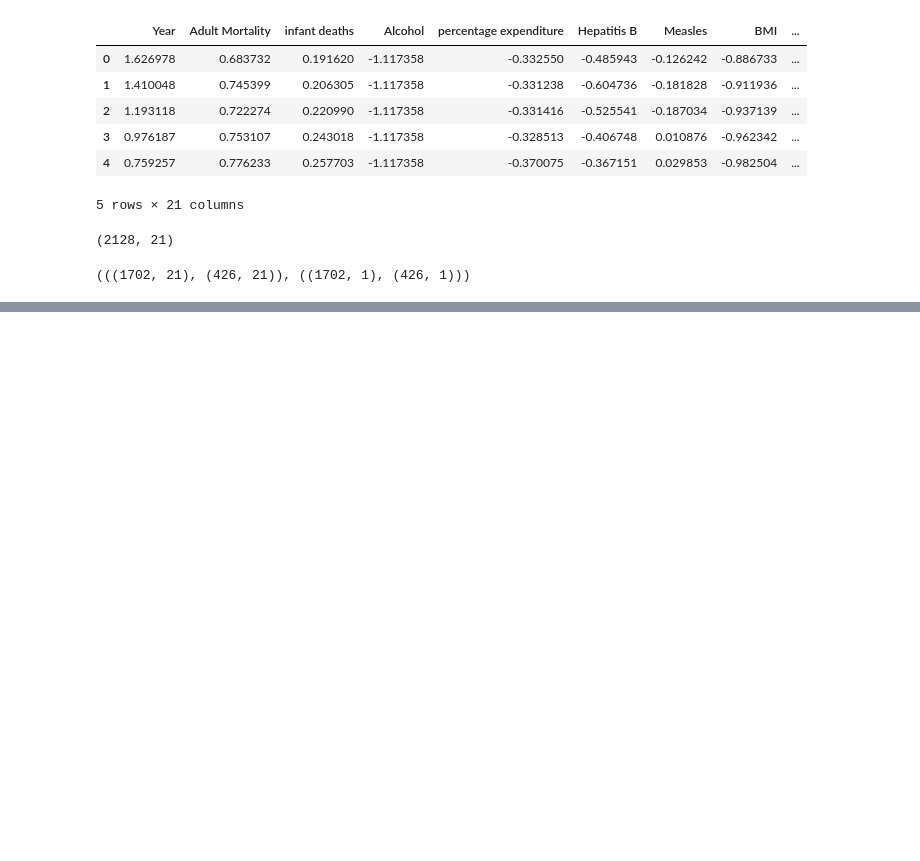
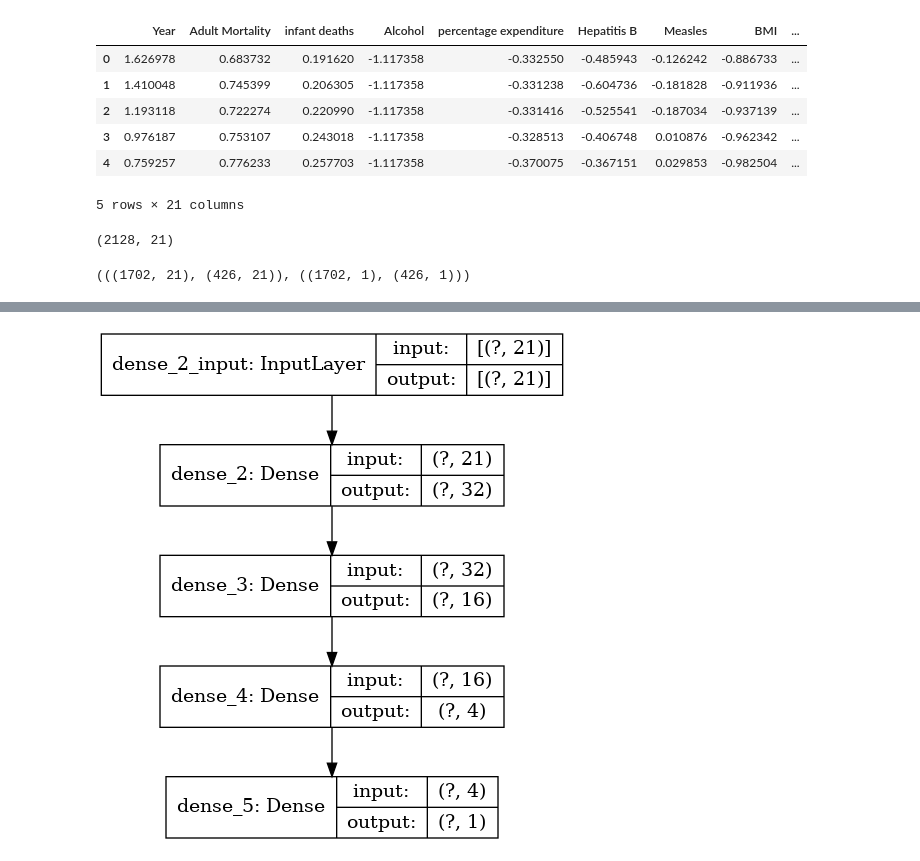
Before and after one commit to axperez/TensorFlow2.0, a Jupyter notebook: SequentialModel.ipynb, the cells around one changed output, grey strips where cells are left out. Saved outputs shown, nothing was run; the diff lists cells and outputs as text; code cells hidden in the pictures; blank space fills up the shorter version.

```diff
--- a/SequentialModel.ipynb
+++ b/SequentialModel.ipynb
@@ -330,0 +441,19 @@ def build_single_layer_model():
+# %%
+def build_multiple_layer_model():
+
+    model = keras.Sequential([layers.Dense(32, input_shape = (x_train.shape[1], ), activation = 'relu'),
+                              layers.Dense(16, activation = 'relu'),
+                              layers.Dense(4, activation = 'relu'),
+                              layers.Dense(1)])
+
+    optimizer = tf.keras.optimizers.Adam(learning_rate=0.001)
+
+    model.compile(loss = 'mse', metrics = ['mae', 'mse'], optimizer = optimizer)
+
+    return model
+# %%
+model = build_multiple_layer_model()
+
+tf.keras.utils.plot_model(model, show_shapes=True)
+# %% [output]
+[figure, added]
```
Also changed, not shown: parts of 30 cells of this notebook, 17 other files.
